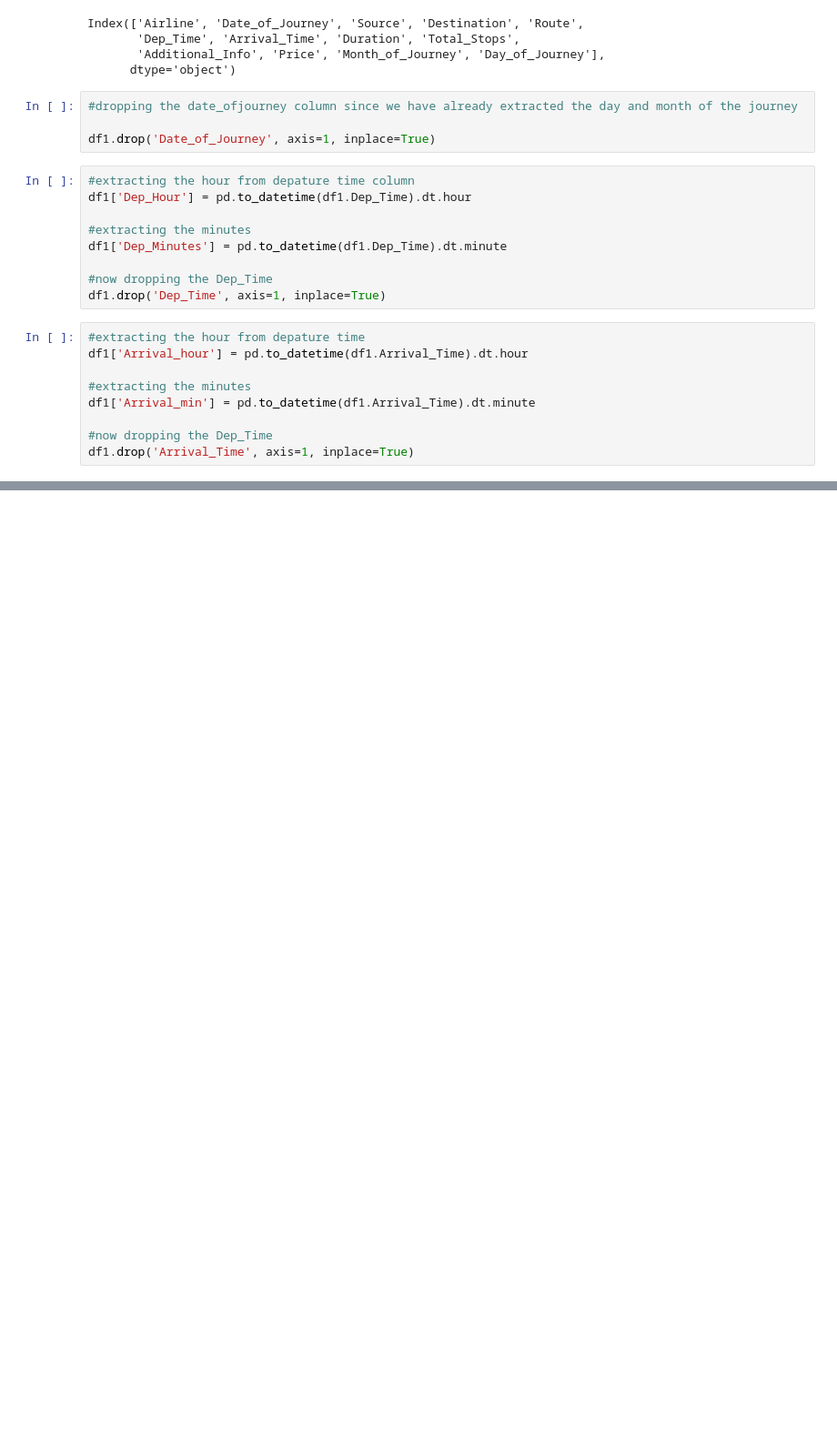
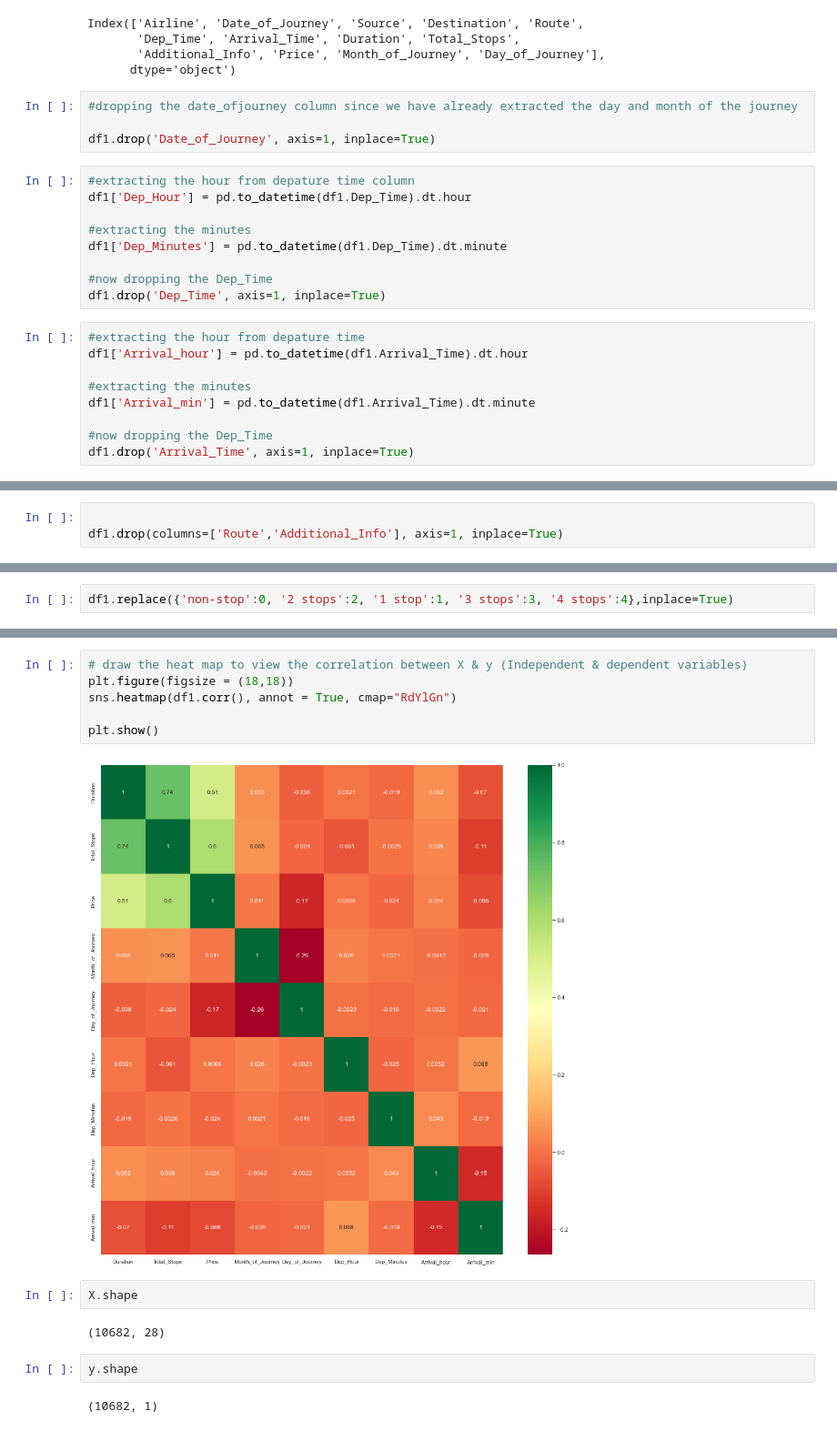
Before and after one commit to sandhyaammasi/flight-fare-prediction, a Jupyter notebook: script.ipynb, the cells around one changed output, grey strips where cells are left out. Shown at 91% size. Cells and saved outputs as stored; diff of their text form; blank space fills up the shorter version.

```diff
--- a/script.ipynb
+++ b/script.ipynb
@@ -163,0 +325,3 @@ for i in range(len(duration)):
+# %%
+
+df1.drop(columns=['Route','Additional_Info'], axis=1, inplace=True)
@@ -163,0 +362,2 @@ for i in range(len(duration)):
+# %%
+df1.replace({'non-stop':0, '2 stops':2, '1 stop':1, '3 stops':3, '4 stops':4},inplace=True)
@@ -163,0 +510,16 @@ for i in range(len(duration)):
+# %%
+# draw the heat map to view the correlation between X & y (Independent & dependent variables)
+plt.figure(figsize = (18,18))
+sns.heatmap(df1.corr(), annot = True, cmap="RdYlGn")
+
+plt.show()
+# %% [output]
+[figure, added]
+# %%
+X.shape
+# %% [output]
+(10682, 28)
+# %%
+y.shape
+# %% [output]
+(10682, 1)
```
Also changed, not shown: parts of 59 cells of this notebook.
